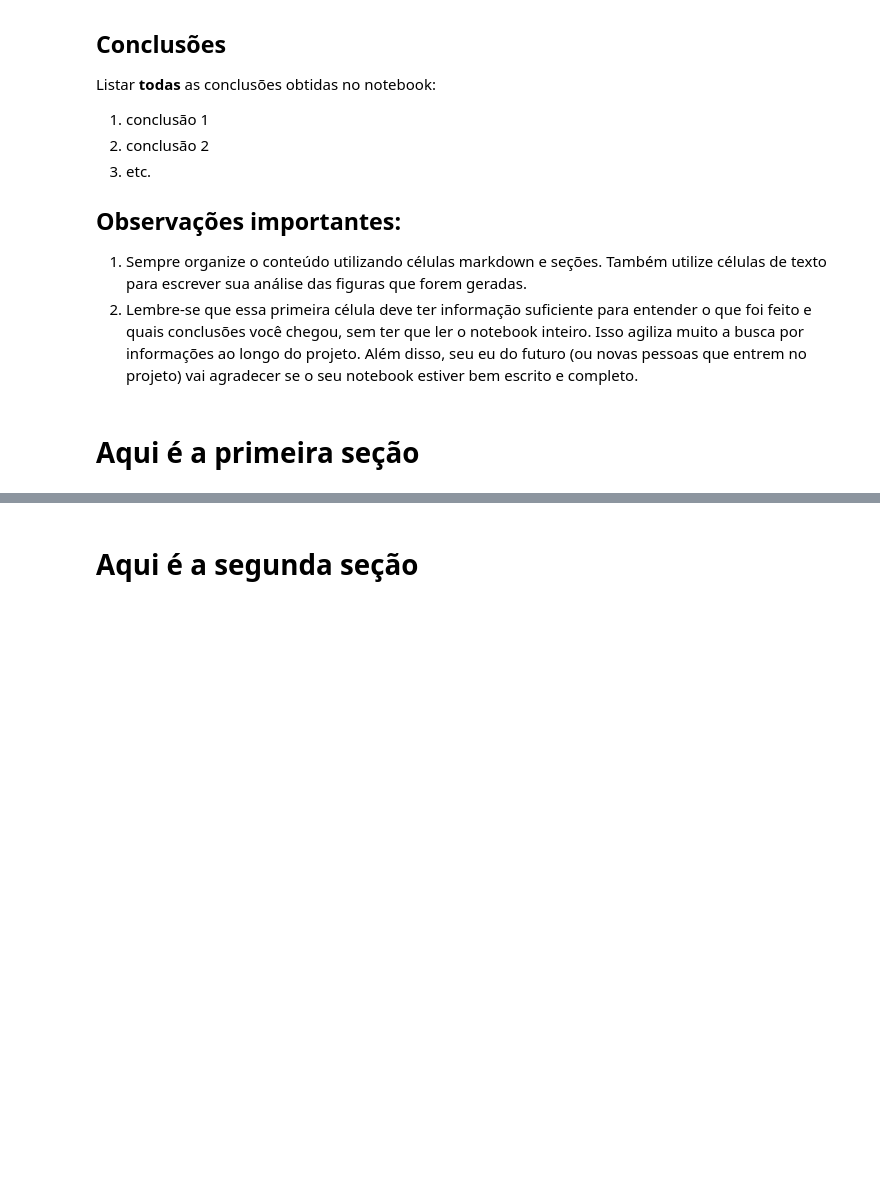
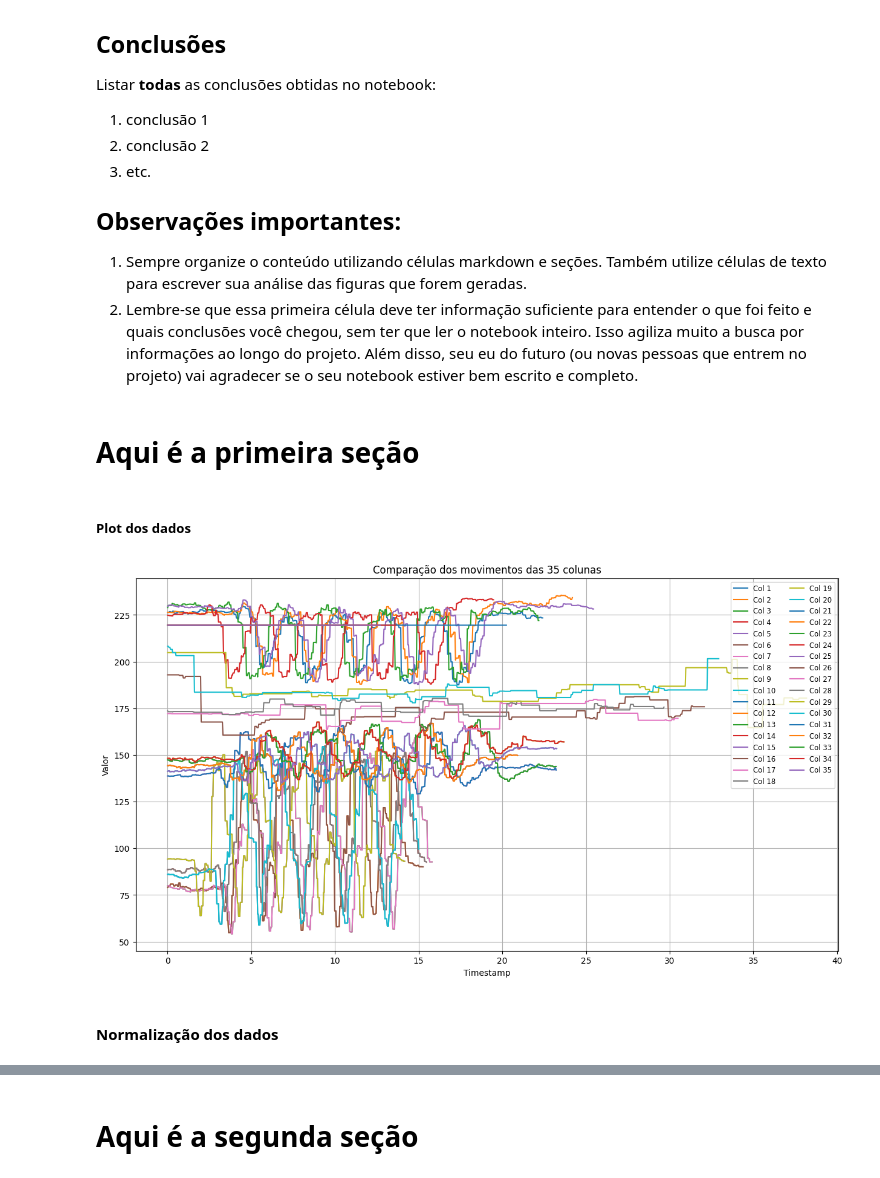
Before and after one commit to Yamakasuki/IC_Bros, a Jupyter notebook: notebooks/tratamento_dados/tratamento.ipynb, the cells around one changed output, grey strips where cells are left out. Saved outputs shown, nothing was run; the diff lists cells and outputs as text; code cells hidden in the pictures; blank space fills up the shorter version.

```diff
--- a/notebooks/tratamento_dados/tratamento.ipynb
+++ b/notebooks/tratamento_dados/tratamento.ipynb
@@ -37,3 +38,26 @@ df = pd.read_csv('../../data/rafaelDB.csv')
 # %%
 # Definindo o Array dos Vetores
 vetorClusters = np.zeros(df.shape[1])
+# %% [markdown]
+##### Plot dos dados
+# %%
+# Visualização dos dados.
+# Suponha que df é seu DataFrame e a coluna 0 é timestamp
+timestamp = df.iloc[:, 0]
+
+plt.figure(figsize=(15, 8))
+
+# Plota as colunas 1 a 35
+for i in range(1, 36):
+    plt.plot(timestamp, df.iloc[:, i], label=f'Col {i}')
+
+plt.xlabel('Timestamp')
+plt.ylabel('Valor')
+plt.title('Comparação dos movimentos das 35 colunas')
+plt.legend(loc='upper right', fontsize='small', ncol=2)
+plt.grid(True)
+plt.show()
+# %% [output]
+[figure, added]
+# %% [markdown]
+#### Normalização dos dados
```
Also changed, not shown: parts of 5 cells of this notebook.
